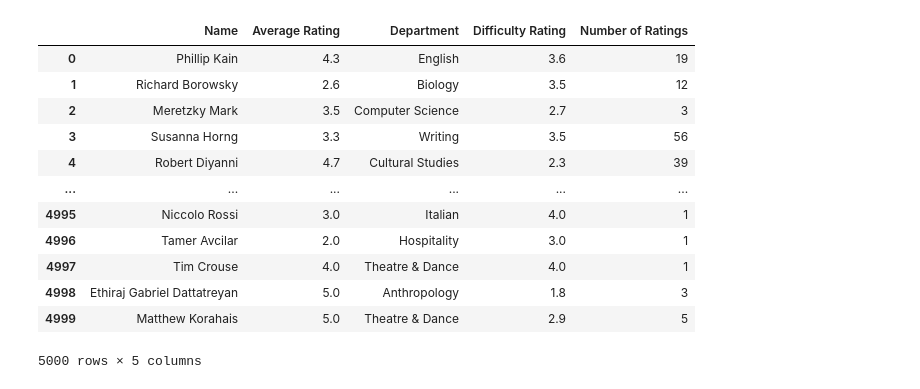
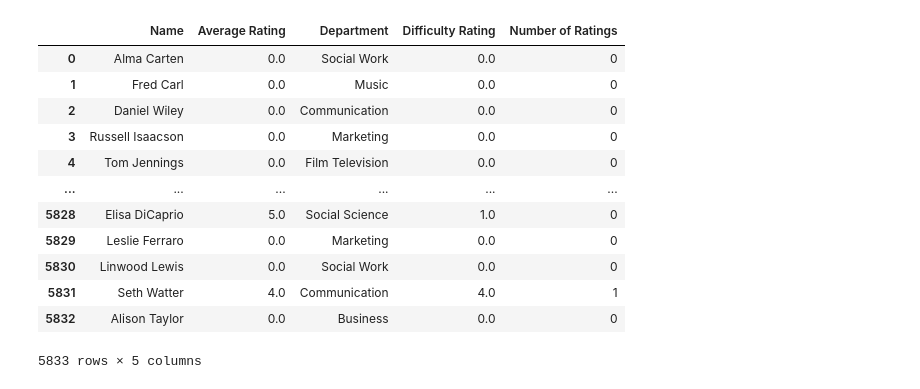
Before and after one commit to RitinDev/nyu-ratemyprof-scrape, a Jupyter notebook: parser.ipynb, the cells around one changed output. Saved outputs shown, nothing was run; the diff lists cells and outputs as text; code cells hidden in the pictures.

Commit message:
feat: update script to get all nyu professors data

```diff
--- a/parser.ipynb
+++ b/parser.ipynb
@@ -3,0 +5,6 @@ import pandas as pd
+# %%
+# Global variables
+school_number = "675"
+school_id = ""
+school_name = ""
+result_count = 0
@@ -3,0 +248,6 @@ import pandas as pd
+# %%
+data = make_initial_request(school_number)
+
+school_id = data["data"]["school"]["id"]
+school_name = data["data"]["school"]["name"]
+result_count = data["data"]["search"]["teachers"]["resultCount"]
@@ -3,0 +262,5 @@ import pandas as pd
+# %%
+# Make another request with the result count
+data = get_teacher_data(school_number, school_id, result_count)
+
+data
@@ -4,43 +291,38 @@ import pandas as pd
 # %%
-data = json.load(open('nyu-prof-data.json'))
+# Extract the required variables and create a DataFrame
+parsed_data = []
 
-# Extracting the teacher information
-professors = data['data']['search']['teachers']['edges']
+for entry in data:
+    full_name = f"{entry['firstName']} {entry['lastName']}"
+    rating = entry['avgRating']
+    department = entry['department']
+    difficulty = entry['avgDifficulty']
+    num_ratings = entry['numRatings']
 
-df = pd.DataFrame()
+    parsed_data.append({
+        'Name': full_name,
+        'Average Rating': rating,
+        'Department': department,
+        'Difficulty Rating': difficulty,
+        'Number of Ratings': num_ratings
+    })
 
-for professor in professors:
-    node = professor['node']
-    full_name = f"{node['firstName']} {node['lastName']}"
-    rating = node['avgRating']
-    department = node['department']
-    difficulty = node['avgDifficulty']
-    num_ratings = node['numRatings']
-
-    df = pd.concat([df, pd.DataFrame({
-        'Name': [full_name],
-        'Average Rating': [rating],
-        'Department': [department],
-        'Difficulty Rating': [difficulty],
-        'Number of Ratings': [num_ratings]
-    })], ignore_index=True)
-
-
+df = pd.DataFrame(parsed_data)
 df
 # %% [output]
 |  | Name | Average Rating | Department | Difficulty Rating | Number of Ratings |
-| 0 | Phillip Kain | 4.3 | English | 3.6 | 19 |
-| 1 | Richard Borowsky | 2.6 | Biology | 3.5 | 12 |
-| 2 | Meretzky Mark | 3.5 | Computer Science | 2.7 | 3 |
-| 3 | Susanna Horng | 3.3 | Writing | 3.5 | 56 |
-| 4 | Robert Diyanni | 4.7 | Cultural Studies | 2.3 | 39 |
+| 0 | Alma Carten | 0.0 | Social Work | 0.0 | 0 |
+| 1 | Fred Carl | 0.0 | Music | 0.0 | 0 |
+| 2 | Daniel Wiley | 0.0 | Communication | 0.0 | 0 |
+| 3 | Russell Isaacson | 0.0 | Marketing | 0.0 | 0 |
+| 4 | Tom Jennings | 0.0 | Film Television | 0.0 | 0 |
 | ... | ... | ... | ... | ... | ... |
-| 4995 | Niccolo Rossi | 3.0 | Italian | 4.0 | 1 |
-| 4996 | Tamer Avcilar | 2.0 | Hospitality | 3.0 | 1 |
-| 4997 | Tim Crouse | 4.0 | Theatre & Dance | 4.0 | 1 |
-| 4998 | Ethiraj Gabriel Dattatreyan | 5.0 | Anthropology | 1.8 | 3 |
-| 4999 | Matthew Korahais | 5.0 | Theatre & Dance | 2.9 | 5 |
+| 5828 | Elisa DiCaprio | 5.0 | Social Science | 1.0 | 0 |
+| 5829 | Leslie Ferraro | 0.0 | Marketing | 0.0 | 0 |
+| 5830 | Linwood Lewis | 0.0 | Social Work | 0.0 | 0 |
+| 5831 | Seth Watter | 4.0 | Communication | 4.0 | 1 |
+| 5832 | Alison Taylor | 0.0 | Business | 0.0 | 0 |
-5000 rows × 5 columns
+5833 rows × 5 columns
 # %%
 # Keep only rows with unique (name, department) pairs
 df = df.drop_duplicates(subset=['Name', 'Department'], keep='first')
```
Also changed, not shown: parts of 13 cells of this notebook, 1 other file.
